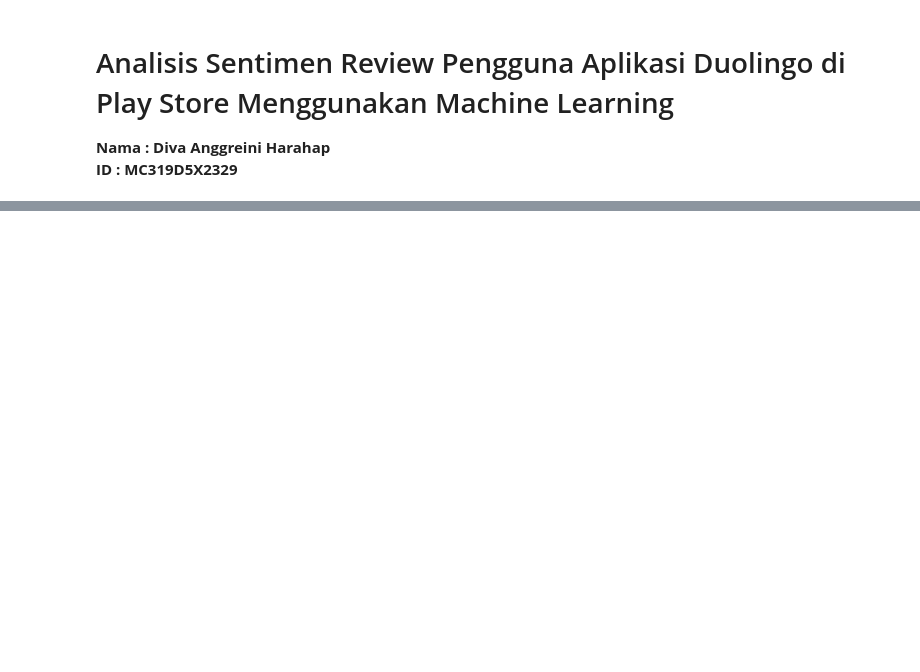
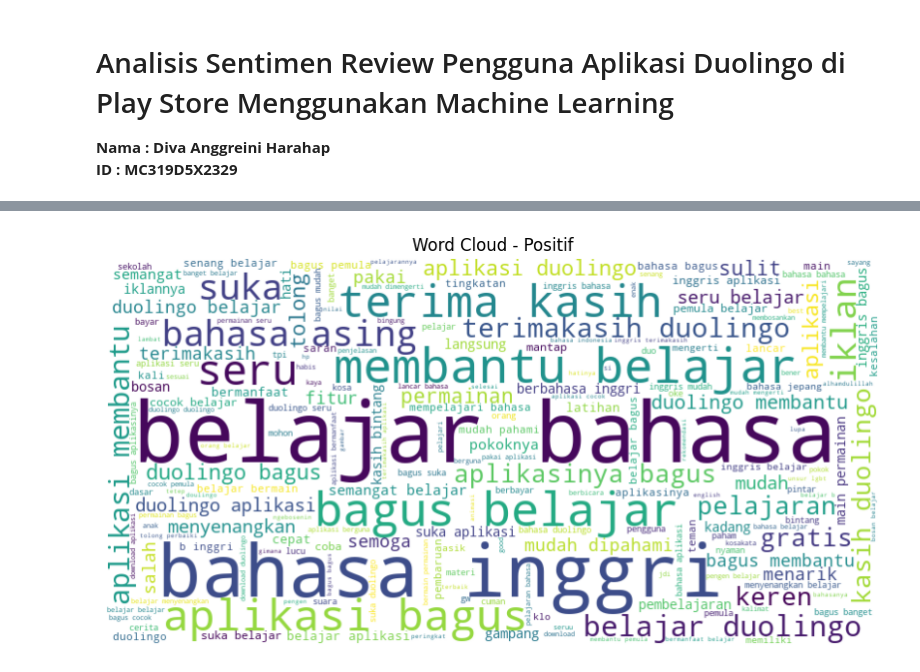
Before and after one commit to divaaharahap/Proyek-Analisis-Sentimen, a Jupyter notebook: Proyek-Analisis-Sentimen.ipynb, the cells around one changed output, grey strips where cells are left out. Drawn from its saved outputs; the diff is of its cells as text; code cells hidden in the pictures; blank space fills up the shorter version.

```diff
--- a/Proyek-Analisis-Sentimen.ipynb
+++ b/Proyek-Analisis-Sentimen.ipynb
@@ -18,0 +406,15 @@ data.head()
+# %%
+# Membuat Word Cloud untuk Teks Positif
+positive_text = ' '.join([' '.join(map(str, text)) for text in clean_data[clean_data['polarity'] == 'positive']['text_stopword']])
+
+if positive_text.strip():  # Memastikan teks tidak kosong
+    wordcloud_positive = WordCloud(width=800, height=400, background_color='white').generate(positive_text)
+    plt.figure(figsize=(10, 6))
+    plt.imshow(wordcloud_positive, interpolation='bilinear')
+    plt.axis('off')
+    plt.title("Word Cloud - Positif")
+    plt.show()
+else:
+    print("Tidak ada teks positif untuk Word Cloud.")
+# %% [output]
+[figure, added]
```
Also changed, not shown: parts of 45 cells of this notebook, 6 other files.
